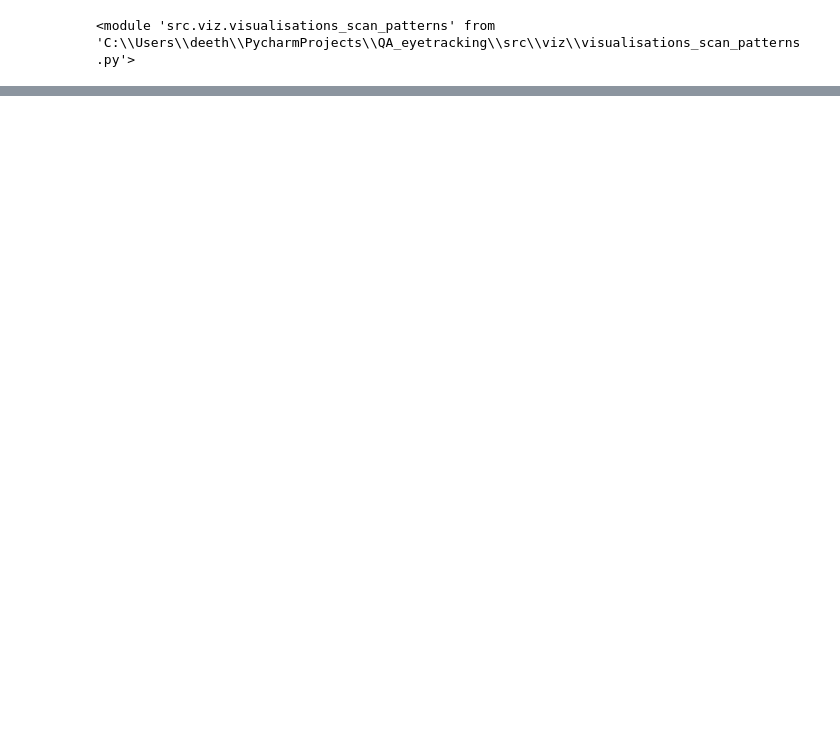
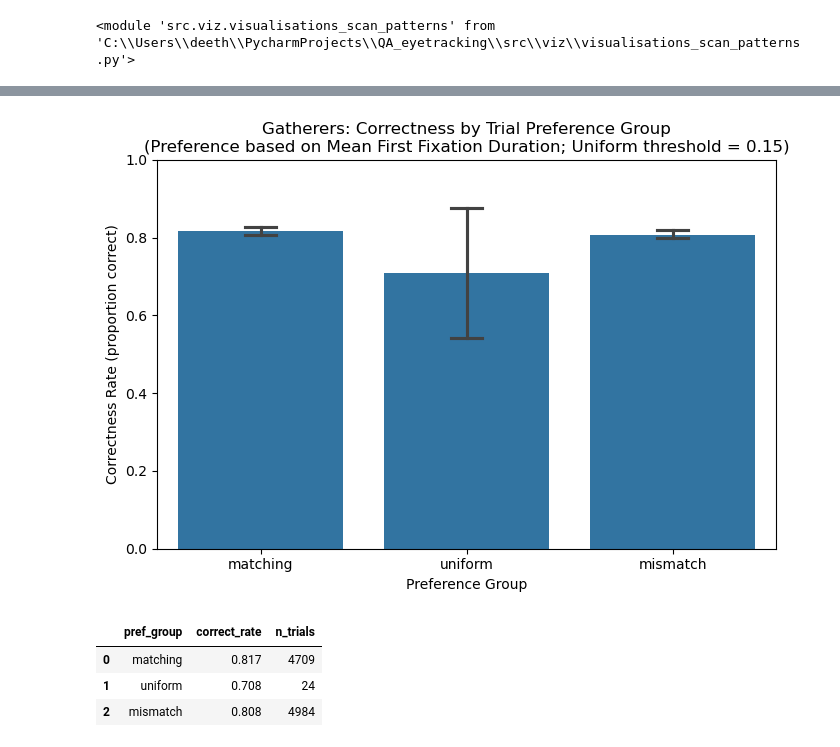
Before and after one commit to Mormorfor/QA_eyetracking, a Jupyter notebook: notebooks/participant_interest_uniformity.ipynb, the cells around one changed output, grey strips where cells are left out. Drawn from its saved outputs; the diff is of its cells as text; code cells hidden in the pictures; blank space fills up the shorter version.

```diff
--- a/notebooks/participant_interest_uniformity.ipynb
+++ b/notebooks/participant_interest_uniformity.ipynb
@@ -86,0 +85,14 @@ PV.plot_correctness_by_group(gatherers_pref, label="Gatherers", save=True)
+# %%
+PV.plot_correctness_by_group(
+    gatherers_trials,
+    label="Gatherers",
+    metric=C.MEAN_FIRST_FIXATION_DURATION,
+    uniform_rel_range=0.15,
+    save=True,
+)
+# %% [output]
+[figure, added]
+|  | pref_group | correct_rate | n_trials |
+| 0 | matching | 0.817 | 4709 |
+| 1 | uniform | 0.708 | 24 |
+| 2 | mismatch | 0.808 | 4984 |
```
Also changed, not shown: parts of 7 cells of this notebook, 8 other files.
